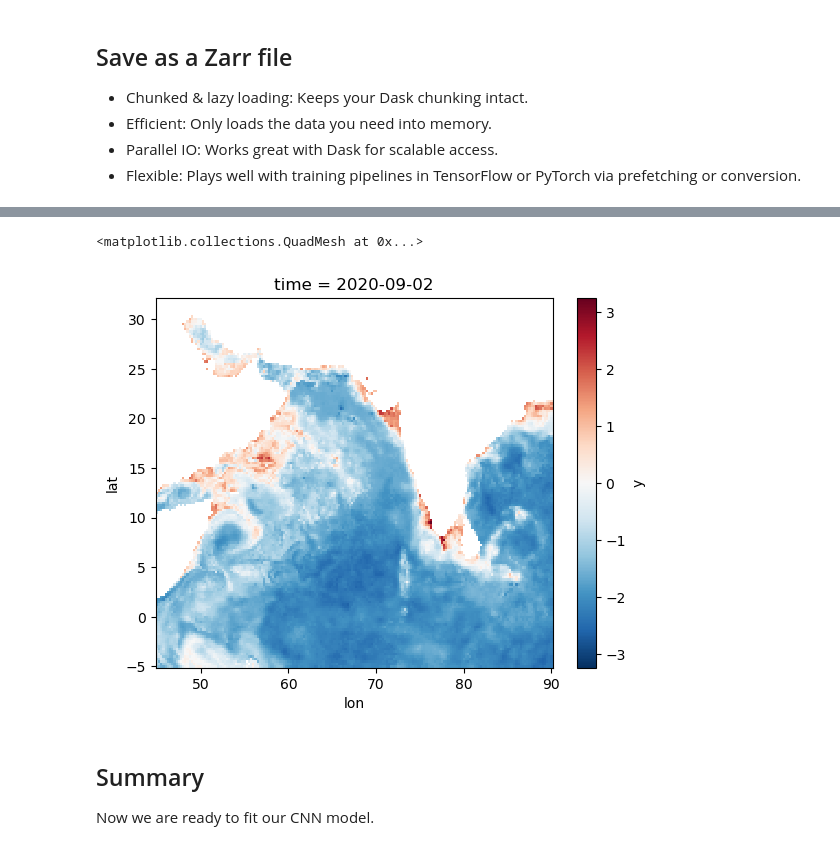
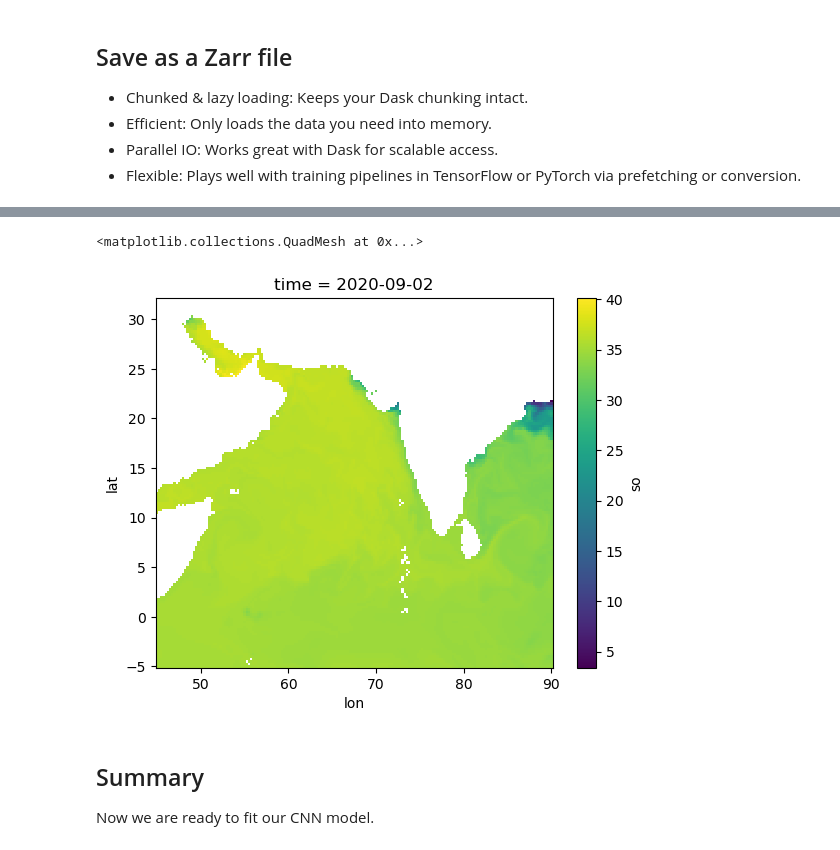
Before and after one commit to ocean-satellite-tools/mind-the-chl-gap, a Jupyter notebook: book/notebooks/Data_Prep_Part_1.ipynb, the cells around one changed output, grey strips where cells are left out. Cells and saved outputs as stored; diff of their text form; code cells hidden in the pictures.

Commit message:
clean up part1

```diff
--- a/book/notebooks/Data_Prep_Part_1.ipynb
+++ b/book/notebooks/Data_Prep_Part_1.ipynb
@@ -280,6 +283,7 @@ data_xr.to_zarr("~/shared-readwrite/cnn/part1.zarr", mode="w")
 # %%
 # test
-xr.open_zarr("part1.zarr")
+test = xr.open_zarr("part1.zarr")
+test
 # %% [output]
 <xarray.Dataset> Size: 104MB Dimensions: (lat: 149, lon: 181, time: 321) Coordinates: * lat (lat) float32 596B 32.0 31.75 31.5 31.25 ... -4.5 -4.75 -5.0 * lon (lon) float32 724B 45.0 45.25 45.5 45.75  ...
 xarray.Dataset
@@ -333,10 +337,10 @@ westernmost_valid_longitude :
 -180.0
 # %%
 # test plot
-data_xr.y.sel(time='2020-09-02').plot()
+test.so.sel(time='2020-09-02').plot()
 # %% [output]
 <matplotlib.collections.QuadMesh at 0x...>
-[figure, old version]
+[figure, new version]
 # %% [markdown]
 ## Summary
 
```
Also changed, not shown: parts of 8 cells of this notebook, 2 other files.
